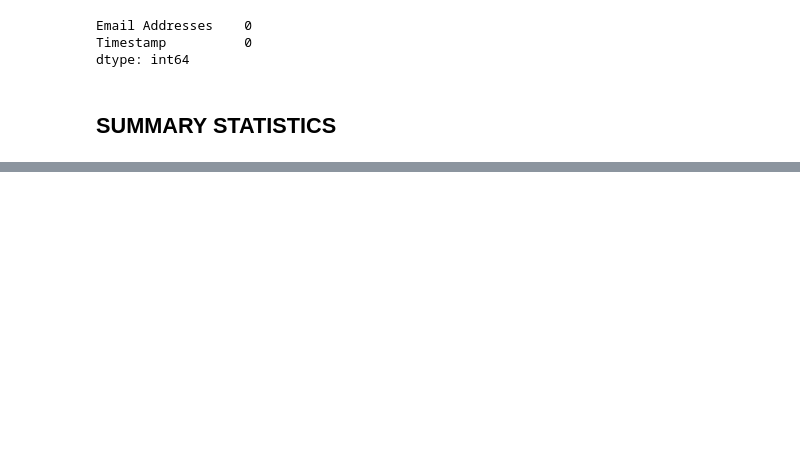
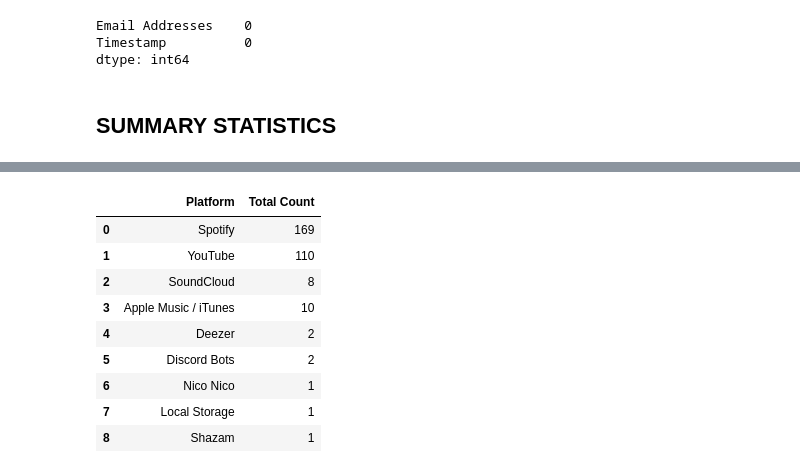
Before and after one commit to dlsucomet/aWit-trial, a Jupyter notebook: legit/CROWDSOURCE/crowdsource_EDA.ipynb, the cells around one changed output, grey strips where cells are left out. Drawn from its saved outputs; the diff is of its cells as text; code cells hidden in the pictures; blank space fills up the shorter version.

```diff
--- a/legit/CROWDSOURCE/crowdsource_EDA.ipynb
+++ b/legit/CROWDSOURCE/crowdsource_EDA.ipynb
@@ -1083,0 +1274,82 @@ crowdsource_pd_final
+# %%
+# regex through all rows for each platform
+spotify_cnt = 0
+yt_cnt = 0
+soundcl_cnt = 0
+apple_cnt = 0
+deezer_cnt = 0
+local_cnt = 0
+disc_cnt = 0
+nico_cnt = 0
+shazam_cnt = 0
+
+participant = 0
+while participant != 200:
+    temp_text = musicBg["Digital Consumption Platforms"][participant]
+    if not pd.isna(temp_text):
+        for ctr in range(9):
+            if ctr == 0:
+                pattern = r'(Spotify|spotify)'
+            elif ctr == 1:
+                pattern = r'(Youtube|youtube|YouTube|yt|YT)'
+            elif ctr == 2:
+                pattern = r'(SoundCloud|soundcloud|Soundcloud)'
+            elif ctr == 3:
+                pattern = r'(Apple Music)|(iTunes|Itunes)'
+            elif ctr == 4:
+                pattern = r'(Deezer)'
+            elif ctr == 5:
+                pattern = r'(discord bots)'
+            elif ctr == 6:
+                pattern = r'(Nico Nico)'
+            elif ctr == 7:
+                pattern = r'(download music)|(Local storage)'
+            else:
+                pattern = r'(Shazam)'
+
+            ans = re.search(pattern, temp_text)
+
+            if ctr == 0:
+                if ans != None:
+                    spotify_cnt += 1
+            elif ctr == 1:
+                if ans != None:
+                    yt_cnt += 1
+            elif ctr == 2:
+                if ans != None:
+                    soundcl_cnt += 1
+            elif ctr == 3:
+                if ans != None:
+                    apple_cnt += 1
+            elif ctr == 4:
+                if ans != None:
+                    deezer_cnt += 1
+            elif ctr == 5:
+                if ans != None:
+                    disc_cnt += 1
+            elif ctr == 6:
+                if ans != None:
+                    nico_cnt += 1
+            elif ctr == 7:
+                if ans != None:
+                    local_cnt += 1
+            else:
+                if ans != None:
+                    shazam_cnt += 1
+    participant += 1
+
+platform = {'Platform':["Spotify","YouTube","SoundCloud","Apple Music / iTunes", "Deezer", "Discord Bots", "Nico Nico", "Local Storage", "Shazam"],
+              'Total Count':[spotify_cnt, yt_cnt, soundcl_cnt, apple_cnt, deezer_cnt, local_cnt, disc_cnt, nico_cnt, shazam_cnt]}
+platform_pd = pd.DataFrame(platform)
+platform_pd
+# %% [output]
+|  | Platform | Total Count |
+| 0 | Spotify | 169 |
+| 1 | YouTube | 110 |
+| 2 | SoundCloud | 8 |
+| 3 | Apple Music / iTunes | 10 |
+| 4 | Deezer | 2 |
+| 5 | Discord Bots | 2 |
+| 6 | Nico Nico | 1 |
+| 7 | Local Storage | 1 |
+| 8 | Shazam | 1 |
```
Also changed, not shown: parts of 16 cells of this notebook, 1 other file.
